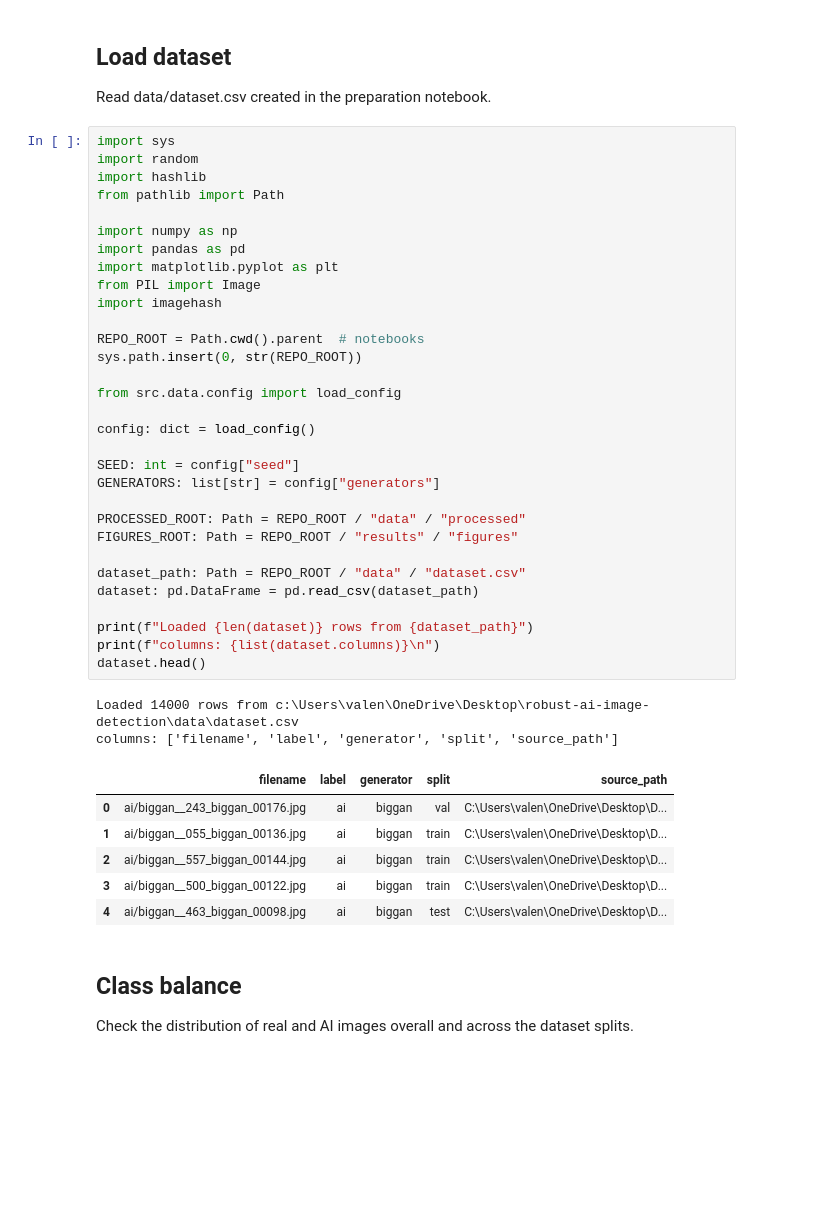
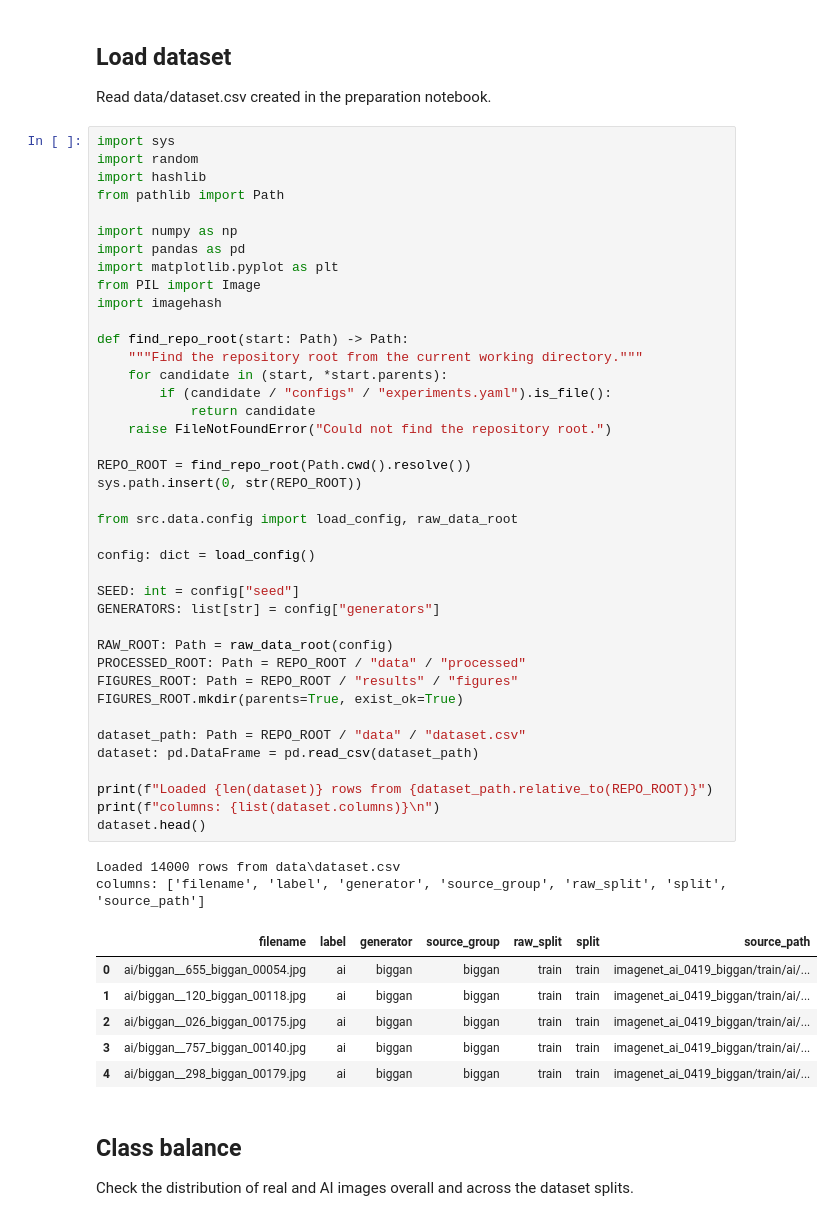
Before and after one commit to ValentinaTosic/robust-ai-image-detection, a Jupyter notebook: notebooks/02_dataset_analysis.ipynb, the cells around one changed output. Cells and saved outputs as stored; diff of their text form; blank space fills up the shorter version.

```diff
--- a/notebooks/02_dataset_analysis.ipynb
+++ b/notebooks/02_dataset_analysis.ipynb
@@ -9,43 +9,52 @@ Read data/dataset.csv created in the preparation notebook.
 # %%
 import sys
 import random
 import hashlib
 from pathlib import Path
 
 import numpy as np
 import pandas as pd
 import matplotlib.pyplot as plt
 from PIL import Image
 import imagehash
 
-REPO_ROOT = Path.cwd().parent  # notebooks
+def find_repo_root(start: Path) -> Path:
+    """Find the repository root from the current working directory."""
+    for candidate in (start, *start.parents):
+        if (candidate / "configs" / "experiments.yaml").is_file():
+            return candidate
+    raise FileNotFoundError("Could not find the repository root.")
+
+REPO_ROOT = find_repo_root(Path.cwd().resolve())
 sys.path.insert(0, str(REPO_ROOT))
 
-from src.data.config import load_config
+from src.data.config import load_config, raw_data_root
 
 config: dict = load_config()
 
 SEED: int = config["seed"]
 GENERATORS: list[str] = config["generators"]
 
+RAW_ROOT: Path = raw_data_root(config)
 PROCESSED_ROOT: Path = REPO_ROOT / "data" / "processed"
 FIGURES_ROOT: Path = REPO_ROOT / "results" / "figures"
+FIGURES_ROOT.mkdir(parents=True, exist_ok=True)
 
 dataset_path: Path = REPO_ROOT / "data" / "dataset.csv"
 dataset: pd.DataFrame = pd.read_csv(dataset_path)
 
-print(f"Loaded {len(dataset)} rows from {dataset_path}")
+print(f"Loaded {len(dataset)} rows from {dataset_path.relative_to(REPO_ROOT)}")
 print(f"columns: {list(dataset.columns)}\n")
 dataset.head()
 # %% [output]
-Loaded 14000 rows from c:\Users\valen\OneDrive\Desktop\robust-ai-image-detection\data\dataset.csv
-columns: ['filename', 'label', 'generator', 'split', 'source_path']
+Loaded 14000 rows from data\dataset.csv
+columns: ['filename', 'label', 'generator', 'source_group', 'raw_split', 'split', 'source_path']
-|  | filename | label | generator | split | source_path |
-| 0 | ai/biggan__243_biggan_00176.jpg | ai | biggan | val | C:\Users\valen\OneDrive\Desktop\D... |
-| 1 | ai/biggan__055_biggan_00136.jpg | ai | biggan | train | C:\Users\valen\OneDrive\Desktop\D... |
-| 2 | ai/biggan__557_biggan_00144.jpg | ai | biggan | train | C:\Users\valen\OneDrive\Desktop\D... |
-| 3 | ai/biggan__500_biggan_00122.jpg | ai | biggan | train | C:\Users\valen\OneDrive\Desktop\D... |
-| 4 | ai/biggan__463_biggan_00098.jpg | ai | biggan | test | C:\Users\valen\OneDrive\Desktop\D... |
+|  | filename | label | generator | source_group | raw_split | split | source_path |
+| 0 | ai/biggan__655_biggan_00054.jpg | ai | biggan | biggan | train | train | imagenet_ai_0419_biggan/train/ai/... |
+| 1 | ai/biggan__120_biggan_00118.jpg | ai | biggan | biggan | train | train | imagenet_ai_0419_biggan/train/ai/... |
+| 2 | ai/biggan__026_biggan_00175.jpg | ai | biggan | biggan | train | train | imagenet_ai_0419_biggan/train/ai/... |
+| 3 | ai/biggan__757_biggan_00140.jpg | ai | biggan | biggan | train | train | imagenet_ai_0419_biggan/train/ai/... |
+| 4 | ai/biggan__298_biggan_00179.jpg | ai | biggan | biggan | train | train | imagenet_ai_0419_biggan/train/ai/... |
 # %% [markdown]
 ## Class balance
 
```
Also changed, not shown: parts of 3 cells of this notebook, 10 other files.
